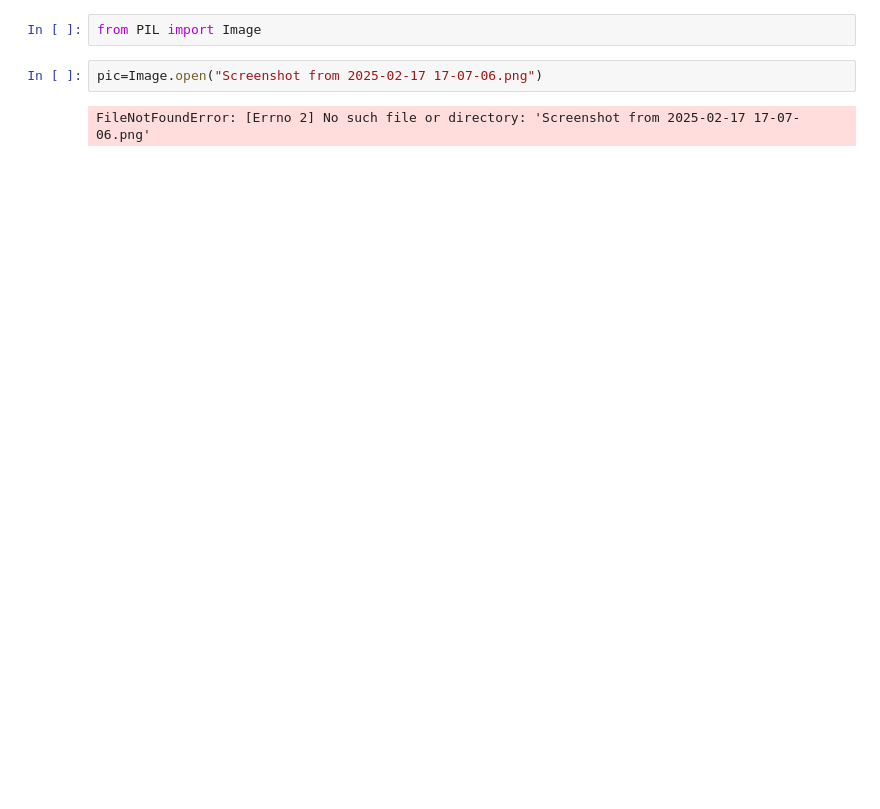
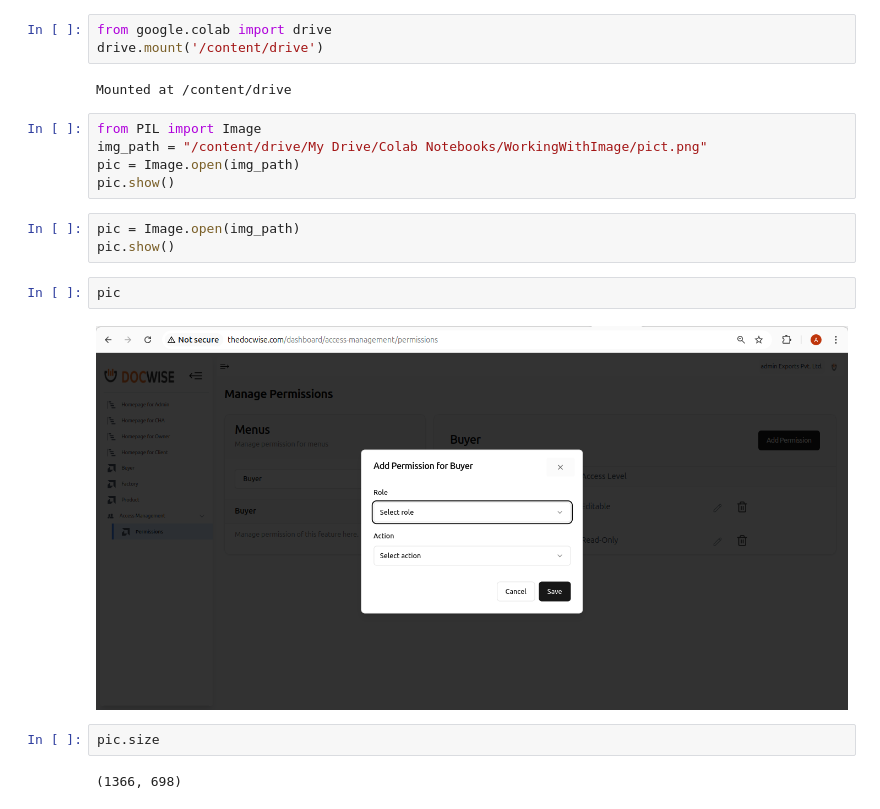
Before and after one commit to Ashish-ngl/PythonPractice, a Jupyter notebook: WorkingWithImages.ipynb, the cells around one changed output. Cells and saved outputs as stored; diff of their text form; blank space fills up the shorter version.

```diff
--- a/WorkingWithImages.ipynb
+++ b/WorkingWithImages.ipynb
@@ -1,8 +1,23 @@
 # %% [markdown]
 <a href="https://colab.research.google.com/github/Ashish-ngl/PythonPractice/blob/main/WorkingWithImages.ipynb" target="_parent"><img src="https://colab.research.google.com/assets/colab-badge.svg" alt="Open In Colab"/></a>
-# %%
-from PIL import Image
-# %%
-pic=Image.open("Screenshot from 2025-02-17 17-07-06.png")
-# %% [output]
-FileNotFoundError: [Errno 2] No such file or directory: 'Screenshot from 2025-02-17 17-07-06.png'
+# %%
+from google.colab import drive
+drive.mount('/content/drive')
+# %% [output]
+Mounted at /content/drive
+# %%
+from PIL import Image
+img_path = "/content/drive/My Drive/Colab Notebooks/WorkingWithImage/pict.png"
+pic = Image.open(img_path)
+pic.show()
+# %%
+pic = Image.open(img_path)
+pic.show()
+# %%
+pic
+# %% [output]
+[figure, added]
+# %%
+pic.size
+# %% [output]
+(1366, 698)
```
Also changed, not shown: parts of 3 cells of this notebook.
